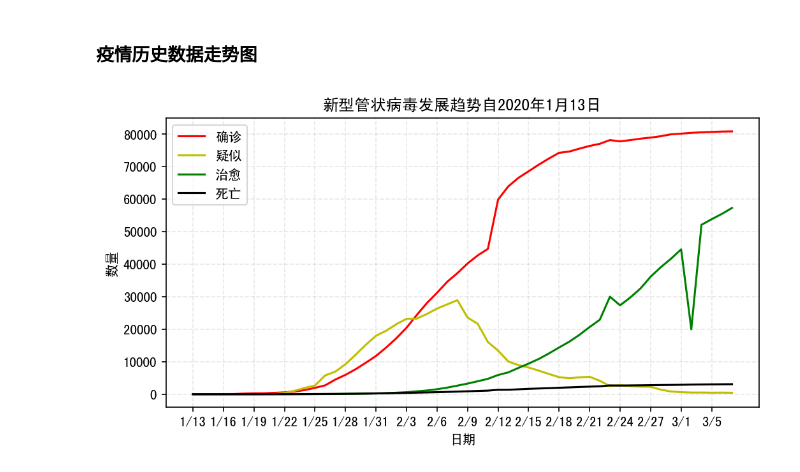
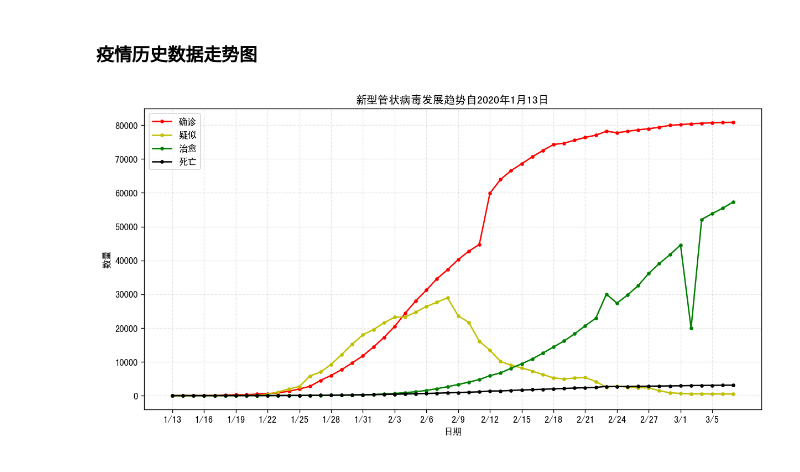
Before and after one commit to aemooooon/Data-Visualization, a Jupyter notebook: matplotlib.ipynb, the cells around one changed output. Saved outputs shown, nothing was run; the diff lists cells and outputs as text; code cells hidden in the pictures.

Commit message:
added marker to plot chart

```diff
--- a/matplotlib.ipynb
+++ b/matplotlib.ipynb
@@ -436,29 +436,29 @@ df = df["data"]
 # %%
 x = []
 y_confirmed = []
 y_suspected = []
 y_curesNum = []
 y_deathsNum = []
 
 for i in range(df.size):
     x.append(df[i]["date"])
     y_confirmed.append(df[i]["confirmedNum"])
     y_suspected.append(df[i]["suspectedNum"])
     y_curesNum.append(df[i]["curesNum"])
     y_deathsNum.append(df[i]["deathsNum"])
 
-plt.figure(figsize=(8, 4), dpi=150)
-plt.plot(x, y_confirmed, linestyle="-", color='r', label="确诊")
-plt.plot(x, y_suspected, linestyle="-", color='y', label="疑似")
-plt.plot(x, y_curesNum, linestyle="-", color='g', label="治愈")
-plt.plot(x, y_deathsNum, linestyle="-", color='k', label="死亡")
+plt.figure(figsize=(12, 6), dpi=120)
+plt.plot(x, y_confirmed, color='r', marker='o', ms=3, label="确诊")
+plt.plot(x, y_suspected, color='y', marker='o', ms=3, label="疑似")
+plt.plot(x, y_curesNum, color='g', marker='o', ms=3, label="治愈")
+plt.plot(x, y_deathsNum, color='k', marker='o', ms=3, label="死亡")
 x_label = ["{}".format(i[5:]) for i in x]
 plt.xticks(x[::3], x_label[::3])
 plt.grid(linestyle="--", alpha=0.3)
 plt.title('新型管状病毒发展趋势自2020年1月13日')
 plt.xlabel("日期")
 plt.ylabel("数量")
 plt.legend()
 plt.show()
 # %% [output]
-[figure, old version]
+[figure, new version]
```
